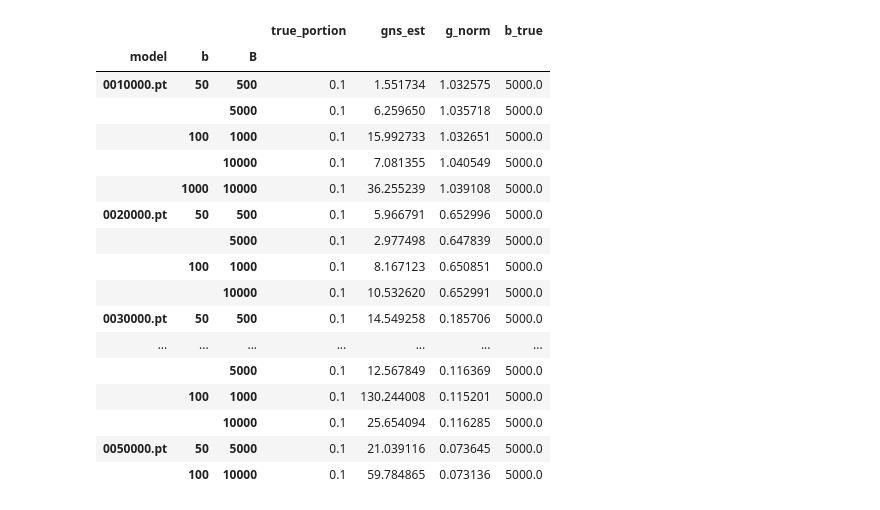
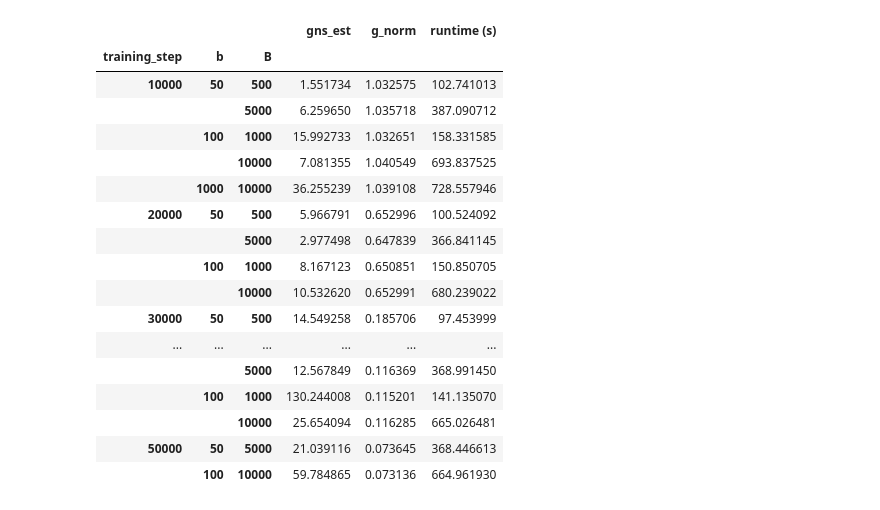
Before and after one commit to Longzz0824/Critical-Multitask-Batch-Sizes-in-Diffusion-Models, a Jupyter notebook: gns_experiments/Analysis_2.ipynb, the cells around one changed output. Saved outputs shown, nothing was run; the diff lists cells and outputs as text; code cells hidden in the pictures.

```diff
--- a/gns_experiments/Analysis_2.ipynb
+++ b/gns_experiments/Analysis_2.ipynb
@@ -8,3 +8,7 @@ import pandas as pd
 import matplotlib.pyplot as plt
 
 from gns_utils import split_dataframe, csv_log_to_dataframe
+# %%
+pd.options.mode.chained_assignment = None
+DATA_DIR = Path("2_hyperparameters/results")
+VIS_DIR = Path("2_hyperparameters/visuals")
@@ -11,5 +17,7 @@ from gns_utils import split_dataframe, csv_log_to_dataframe
 # %%
-data_dir = Path("2_hyperparameters/results")
-data = pd.concat([csv_log_to_dataframe(data_dir / file) for file in os.listdir(data_dir)], ignore_index=True)
-data
+## Load and merge csv outputs
+data = pd.concat([csv_log_to_dataframe(DATA_DIR / file) for file in os.listdir(DATA_DIR)], ignore_index=True)
+metadata, parameters, results = split_dataframe(data)
+
+metadata
 # %% [output]
@@ -36,4 +43,4 @@ meta, param, res = split_dataframe(data)
 # %%
-df = pd.concat([param, res], axis=1).drop(["t_min", "t_max", "diff_steps"], axis=1)
+df = pd.concat([parameters, results], axis=1).drop(["t_min", "t_max", "diff_steps", "b_true", "true_portion"], axis=1)
 df
 # %% [output]
@@ -57,21 +66,22 @@ df
 # %%
-df.groupby(["model", "b", "B"]).mean(["gns_est", "g_norm"])
+df_avg = df.groupby(["training_step", "b", "B"]).mean(["gns_est", "g_norm", "runtime"])
+df_avg
 # %% [output]
-|  |  |  | true_portion | gns_est | g_norm | b_true |
-| model | b | B |  |  |  |  |
-| 0010000.pt | 50 | 500 | 0.1 | 1.551734 | 1.032575 | 5000.0 |
-|  |  | 5000 | 0.1 | 6.259650 | 1.035718 | 5000.0 |
-|  | 100 | 1000 | 0.1 | 15.992733 | 1.032651 | 5000.0 |
-|  |  | 10000 | 0.1 | 7.081355 | 1.040549 | 5000.0 |
-|  | 1000 | 10000 | 0.1 | 36.255239 | 1.039108 | 5000.0 |
-| 0020000.pt | 50 | 500 | 0.1 | 5.966791 | 0.652996 | 5000.0 |
-|  |  | 5000 | 0.1 | 2.977498 | 0.647839 | 5000.0 |
-|  | 100 | 1000 | 0.1 | 8.167123 | 0.650851 | 5000.0 |
-|  |  | 10000 | 0.1 | 10.532620 | 0.652991 | 5000.0 |
-| 0030000.pt | 50 | 500 | 0.1 | 14.549258 | 0.185706 | 5000.0 |
-| ... | ... | ... | ... | ... | ... | ... |
-|  |  | 5000 | 0.1 | 12.567849 | 0.116369 | 5000.0 |
-|  | 100 | 1000 | 0.1 | 130.244008 | 0.115201 | 5000.0 |
-|  |  | 10000 | 0.1 | 25.654094 | 0.116285 | 5000.0 |
-| 0050000.pt | 50 | 5000 | 0.1 | 21.039116 | 0.073645 | 5000.0 |
-|  | 100 | 10000 | 0.1 | 59.784865 | 0.073136 | 5000.0 |
+|  |  |  | gns_est | g_norm | runtime (s) |
+| training_step | b | B |  |  |  |
+| 10000 | 50 | 500 | 1.551734 | 1.032575 | 102.741013 |
+|  |  | 5000 | 6.259650 | 1.035718 | 387.090712 |
+|  | 100 | 1000 | 15.992733 | 1.032651 | 158.331585 |
+|  |  | 10000 | 7.081355 | 1.040549 | 693.837525 |
+|  | 1000 | 10000 | 36.255239 | 1.039108 | 728.557946 |
+| 20000 | 50 | 500 | 5.966791 | 0.652996 | 100.524092 |
+|  |  | 5000 | 2.977498 | 0.647839 | 366.841145 |
+|  | 100 | 1000 | 8.167123 | 0.650851 | 150.850705 |
+|  |  | 10000 | 10.532620 | 0.652991 | 680.239022 |
+| 30000 | 50 | 500 | 14.549258 | 0.185706 | 97.453999 |
+| ... | ... | ... | ... | ... | ... |
+|  |  | 5000 | 12.567849 | 0.116369 | 368.991450 |
+|  | 100 | 1000 | 130.244008 | 0.115201 | 141.135070 |
+|  |  | 10000 | 25.654094 | 0.116285 | 665.026481 |
+| 50000 | 50 | 5000 | 21.039116 | 0.073645 | 368.446613 |
+|  | 100 | 10000 | 59.784865 | 0.073136 | 664.961930 |
```
Also changed, not shown: parts of 22 cells of this notebook, 2 other files.
